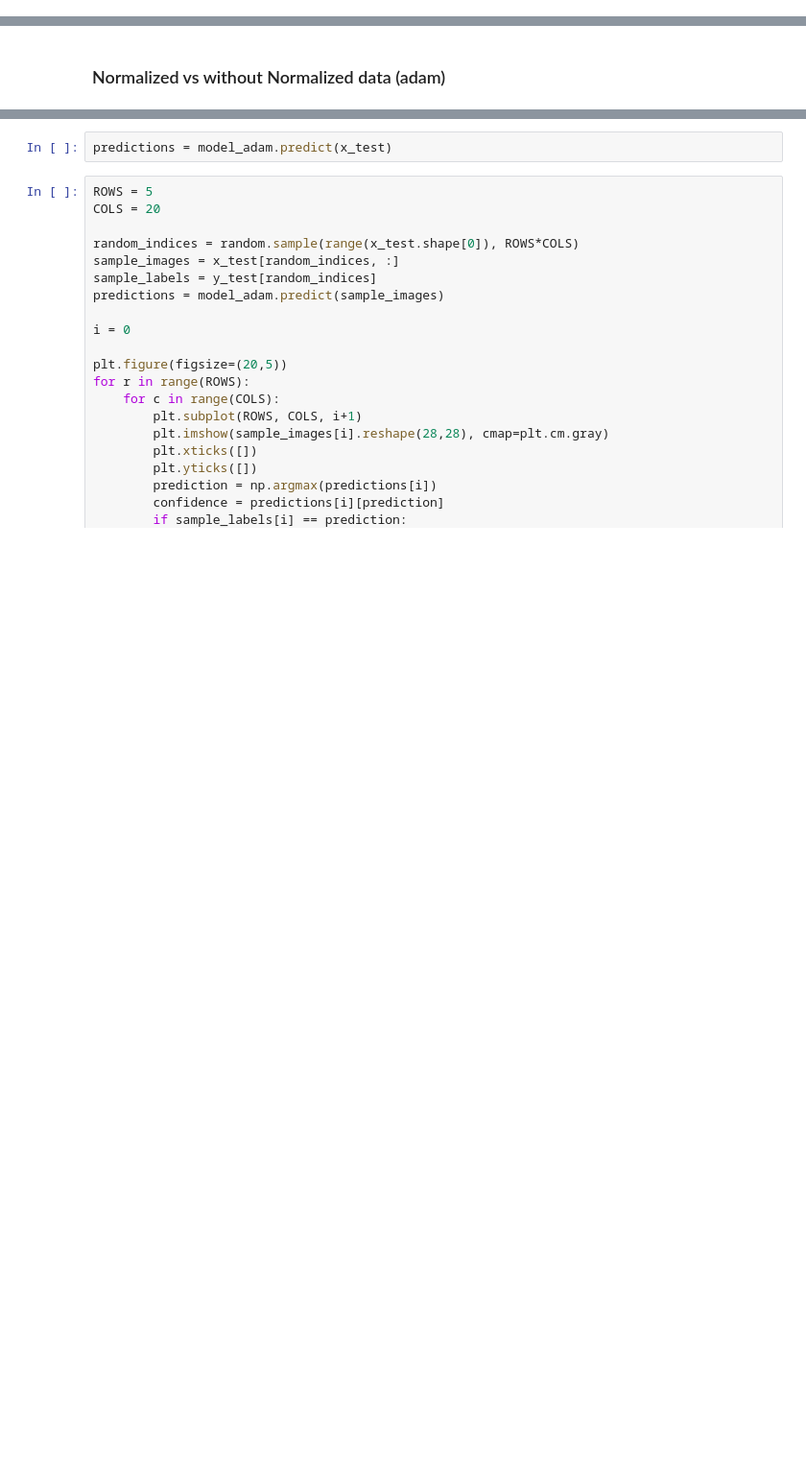
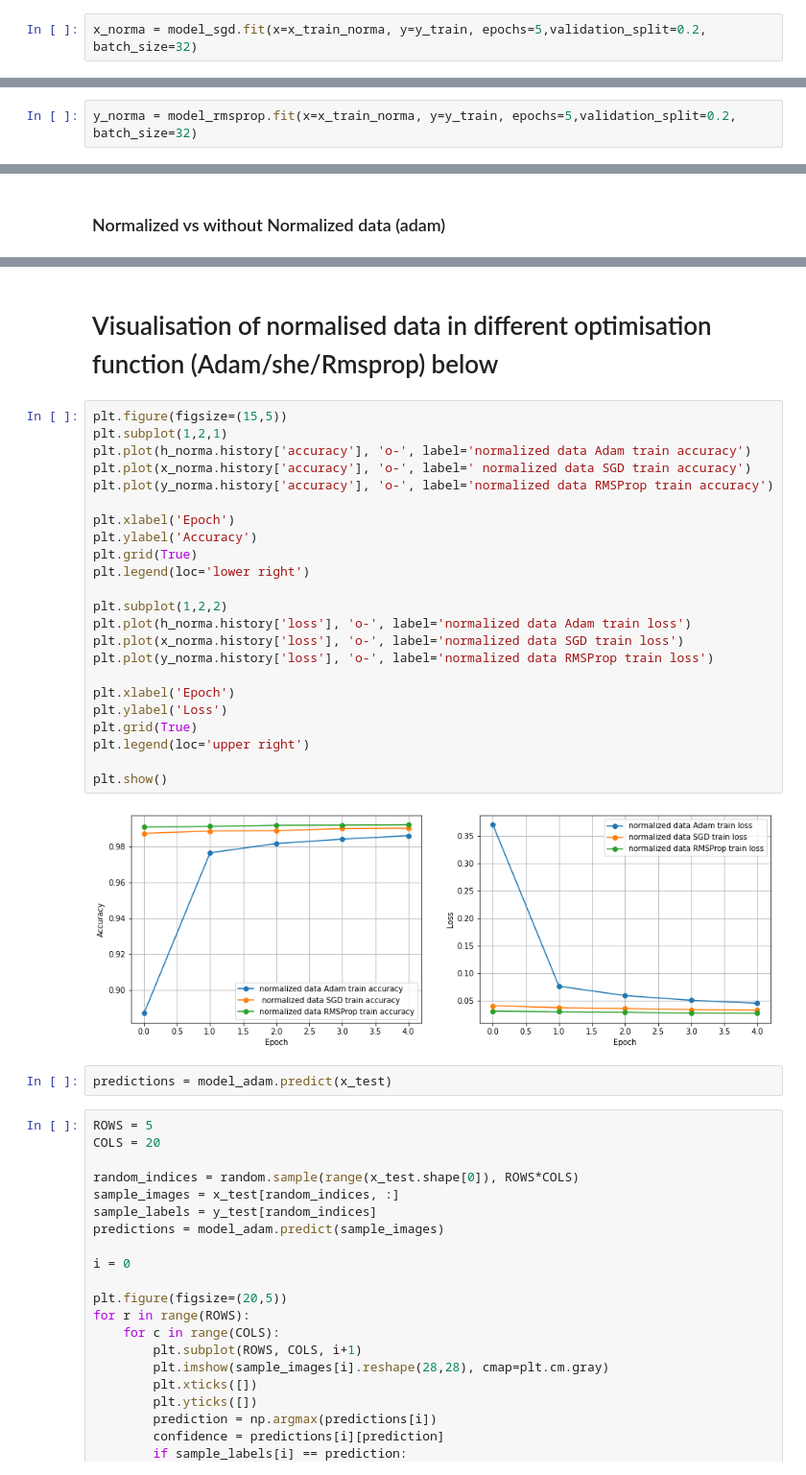
Before and after one commit to SomyaDhar/cvpr, a Jupyter notebook: PA_1/Programing Assignment 1.ipynb, the cells around one changed output, grey strips where cells are left out. Shown at 96% size. Cells and saved outputs as stored; diff of their text form; blank space fills up the shorter version.

```diff
--- a/PA_1/Programing Assignment 1.ipynb
+++ b/PA_1/Programing Assignment 1.ipynb
@@ -202,0 +215,2 @@ Test accuracy: 0.9886999726295471
+# %%
+x_norma = model_sgd.fit(x=x_train_norma, y=y_train, epochs=5,validation_split=0.2, batch_size=32)
@@ -202,0 +235,2 @@ Test accuracy: 0.9886999726295471
+# %%
+y_norma = model_rmsprop.fit(x=x_train_norma, y=y_train, epochs=5,validation_split=0.2, batch_size=32)
@@ -232,3 +303,30 @@ plt.show()
+# %% [markdown]
+# Visualisation of normalised data in different optimisation function (Adam/she/Rmsprop) below
+# %%
+plt.figure(figsize=(15,5))
+plt.subplot(1,2,1)
+plt.plot(h_norma.history['accuracy'], 'o-', label='normalized data Adam train accuracy')
+plt.plot(x_norma.history['accuracy'], 'o-', label=' normalized data SGD train accuracy')
+plt.plot(y_norma.history['accuracy'], 'o-', label='normalized data RMSProp train accuracy')
+
+plt.xlabel('Epoch')
+plt.ylabel('Accuracy')
+plt.grid(True)
+plt.legend(loc='lower right')
+
+plt.subplot(1,2,2)
+plt.plot(h_norma.history['loss'], 'o-', label='normalized data Adam train loss')
+plt.plot(x_norma.history['loss'], 'o-', label='normalized data SGD train loss')
+plt.plot(y_norma.history['loss'], 'o-', label='normalized data RMSProp train loss')
+
+plt.xlabel('Epoch')
+plt.ylabel('Loss')
+plt.grid(True)
+plt.legend(loc='upper right')
+
+plt.show()
+# %% [output]
+[figure, added]
 # %%
 predictions = model_adam.predict(x_test)
 # %%
```
Also changed, not shown: parts of 20 cells of this notebook.
